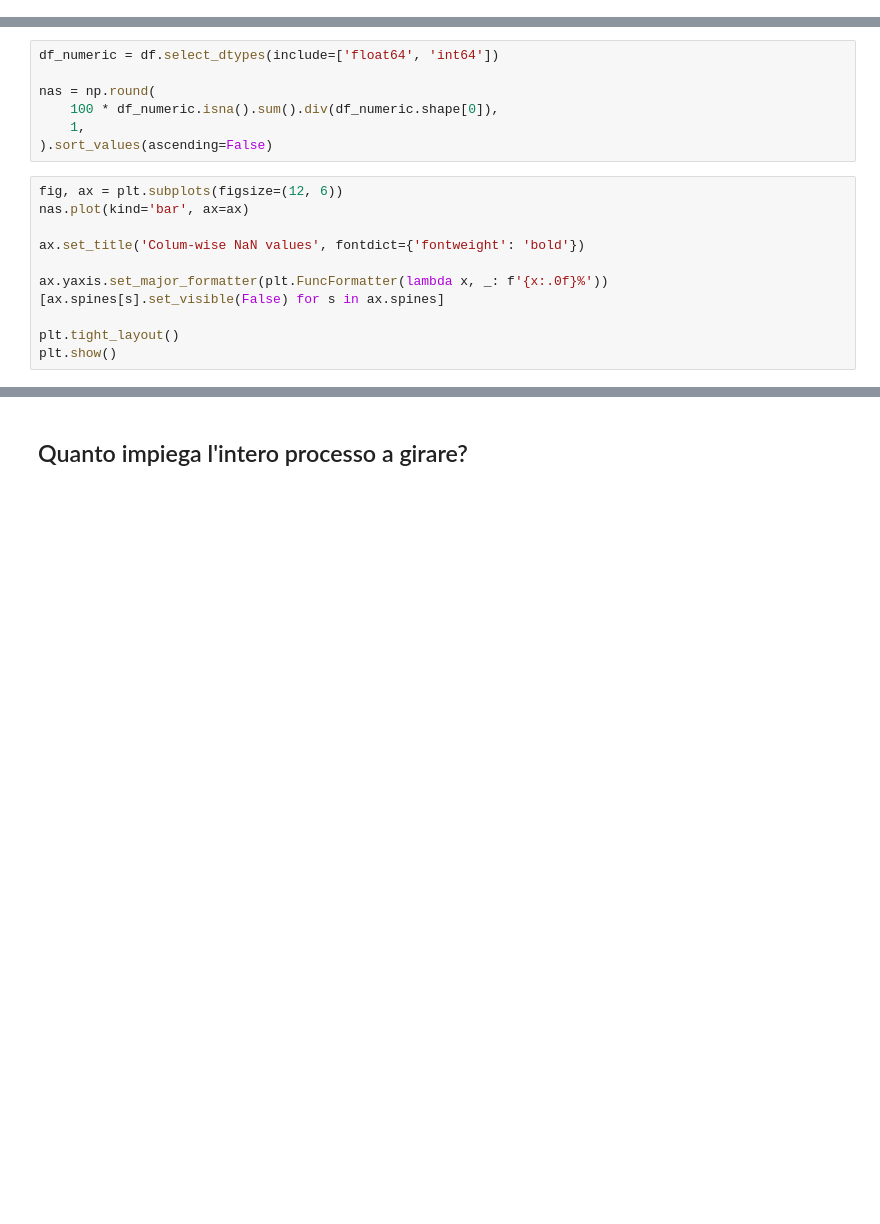
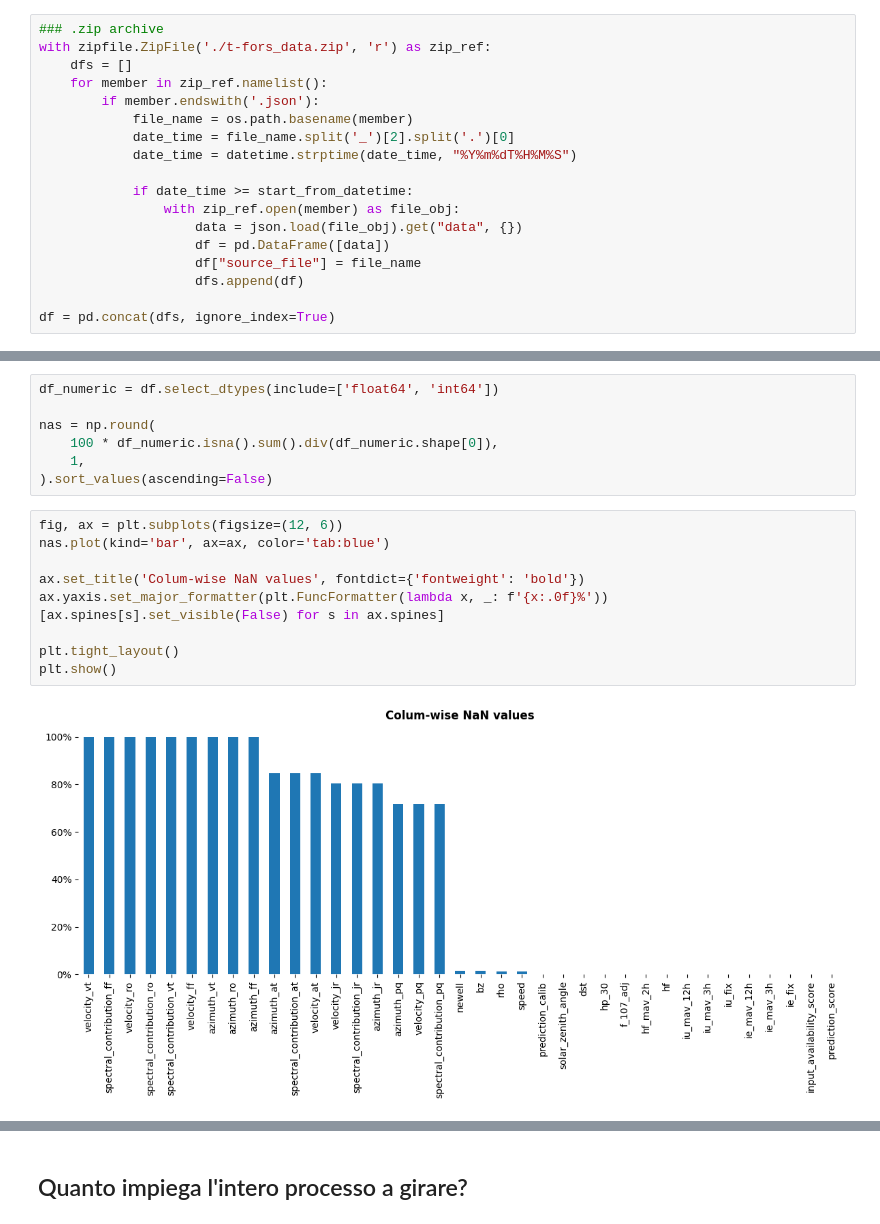
Before and after one commit to viventriglia/t-fors, a Jupyter notebook: jupyters/4_eswua.ipynb, the cells around one changed output, grey strips where cells are left out. Drawn from its saved outputs; the diff is of its cells as text; blank space fills up the shorter version.

```diff
--- a/jupyters/4_eswua.ipynb
+++ b/jupyters/4_eswua.ipynb
@@ -55,3 +57,21 @@ df = pd.concat(dfs, ignore_index=True)
+# %%
+### .zip archive
+with zipfile.ZipFile('./t-fors_data.zip', 'r') as zip_ref:
+    dfs = []
+    for member in zip_ref.namelist():
+        if member.endswith('.json'):
+            file_name = os.path.basename(member)
+            date_time = file_name.split('_')[2].split('.')[0]
+            date_time = datetime.strptime(date_time, "%Y%m%dT%H%M%S")
+
+            if date_time >= start_from_datetime:
+                with zip_ref.open(member) as file_obj:
+                    data = json.load(file_obj).get("data", {})
+                    df = pd.DataFrame([data])
+                    df["source_file"] = file_name
+                    dfs.append(df)
+
+df = pd.concat(dfs, ignore_index=True)
 # %%
 df['datetime_ref'] = pd.to_datetime(df['datetime_ref'])
 df['datetime_run'] = pd.to_datetime(df['datetime_run'])
@@ -115,12 +135,13 @@ nas = np.round(
 ).sort_values(ascending=False)
 # %%
 fig, ax = plt.subplots(figsize=(12, 6))
-nas.plot(kind='bar', ax=ax)
+nas.plot(kind='bar', ax=ax, color='tab:blue')
 
 ax.set_title('Colum-wise NaN values', fontdict={'fontweight': 'bold'})
-
 ax.yaxis.set_major_formatter(plt.FuncFormatter(lambda x, _: f'{x:.0f}%'))
 [ax.spines[s].set_visible(False) for s in ax.spines]
 
 plt.tight_layout()
 plt.show()
+# %% [output]
+[figure, added]
```
Also changed, not shown: parts of 6 cells of this notebook, 2 other files.
